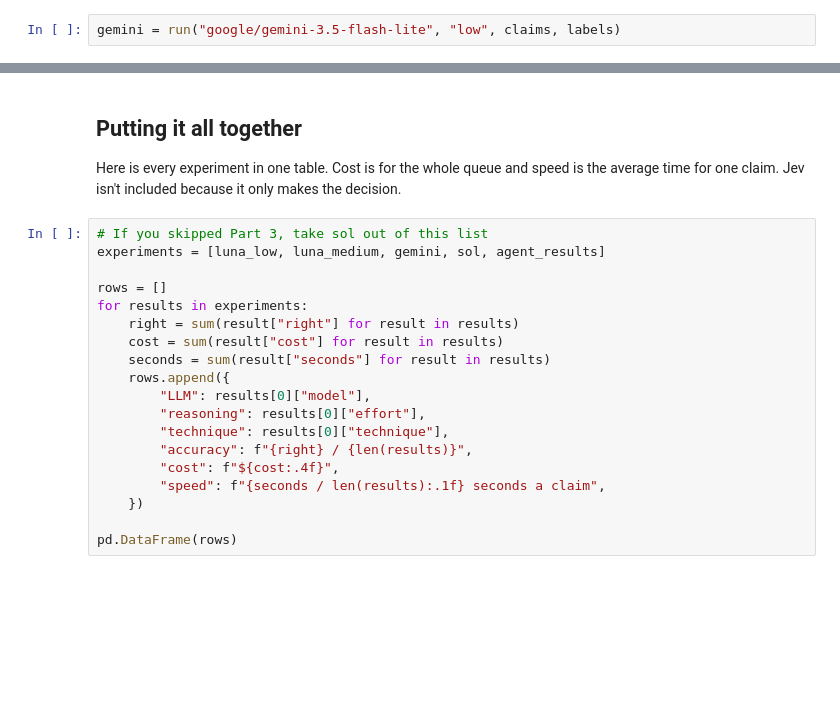
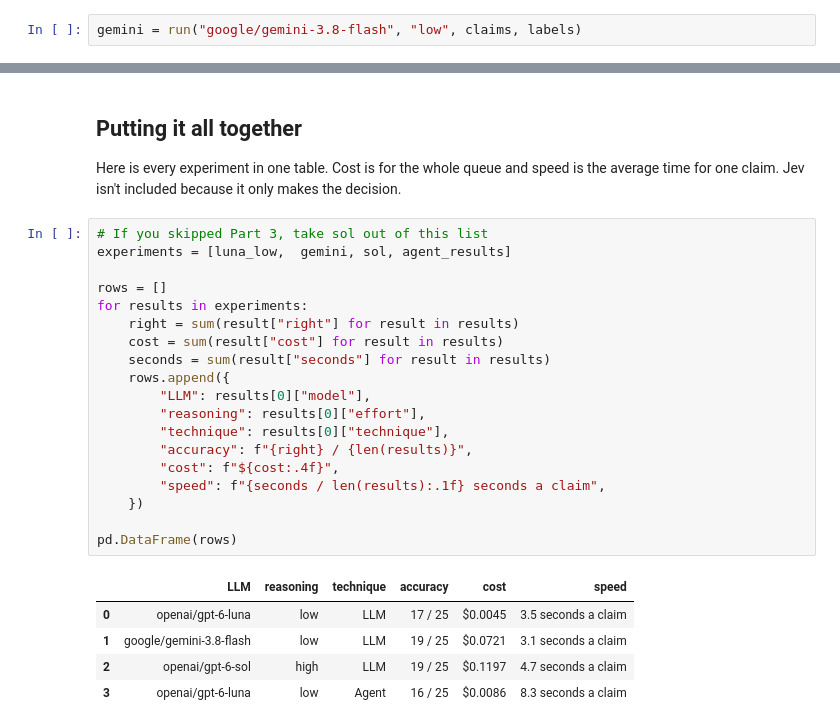
Before and after one commit to AlessandroMarc/undercover, a Jupyter notebook: labs/week1day2.ipynb, the cells around one changed output, grey strips where cells are left out. Cells and saved outputs as stored; diff of their text form; blank space fills up the shorter version.

```diff
--- a/labs/week1day2.ipynb
+++ b/labs/week1day2.ipynb
@@ -352,2 +439,2 @@ luna_medium = run("openai/gpt-6-luna", "medium", claims, labels)
 # %%
-gemini = run("google/gemini-3.5-flash-lite", "low", claims, labels)
+gemini = run("google/gemini-3.8-flash", "low", claims, labels)
@@ -578,23 +807,29 @@ show_misses(agent_results, labels)
 Here is every experiment in one table. Cost is for the whole queue and speed is the average time for one claim. Jev isn't included because it only makes the decision.
 # %%
 # If you skipped Part 3, take sol out of this list
-experiments = [luna_low, luna_medium, gemini, sol, agent_results]
+experiments = [luna_low,  gemini, sol, agent_results]
 
 rows = []
 for results in experiments:
     right = sum(result["right"] for result in results)
     cost = sum(result["cost"] for result in results)
     seconds = sum(result["seconds"] for result in results)
     rows.append({
         "LLM": results[0]["model"],
         "reasoning": results[0]["effort"],
         "technique": results[0]["technique"],
         "accuracy": f"{right} / {len(results)}",
         "cost": f"${cost:.4f}",
         "speed": f"{seconds / len(results):.1f} seconds a claim",
     })
 
 pd.DataFrame(rows)
+# %% [output]
+|  | LLM | reasoning | technique | accuracy | cost | speed |
+| 0 | openai/gpt-6-luna | low | LLM | 17 / 25 | $0.0045 | 3.5 seconds a claim |
+| 1 | google/gemini-3.8-flash | low | LLM | 19 / 25 | $0.0721 | 3.1 seconds a claim |
+| 2 | openai/gpt-6-sol | high | LLM | 19 / 25 | $0.1197 | 4.7 seconds a claim |
+| 3 | openai/gpt-6-luna | low | Agent | 16 / 25 | $0.0086 | 8.3 seconds a claim |
 # %% [markdown]
 <table style="margin: 0; text-align: left; width:100%">
     <tr>
```
Also changed, not shown: parts of 23 cells of this notebook.
